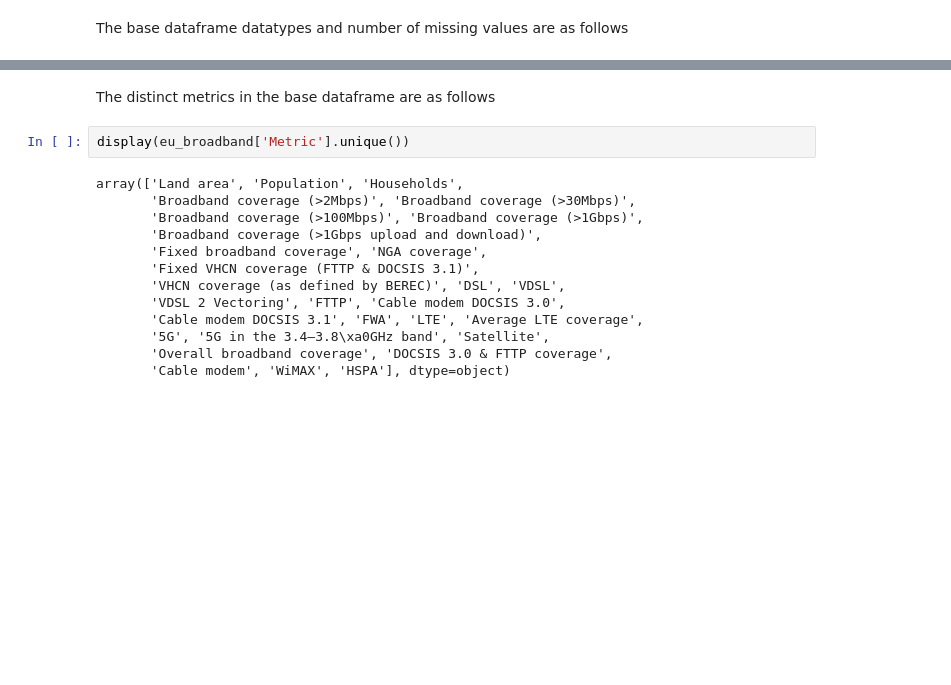
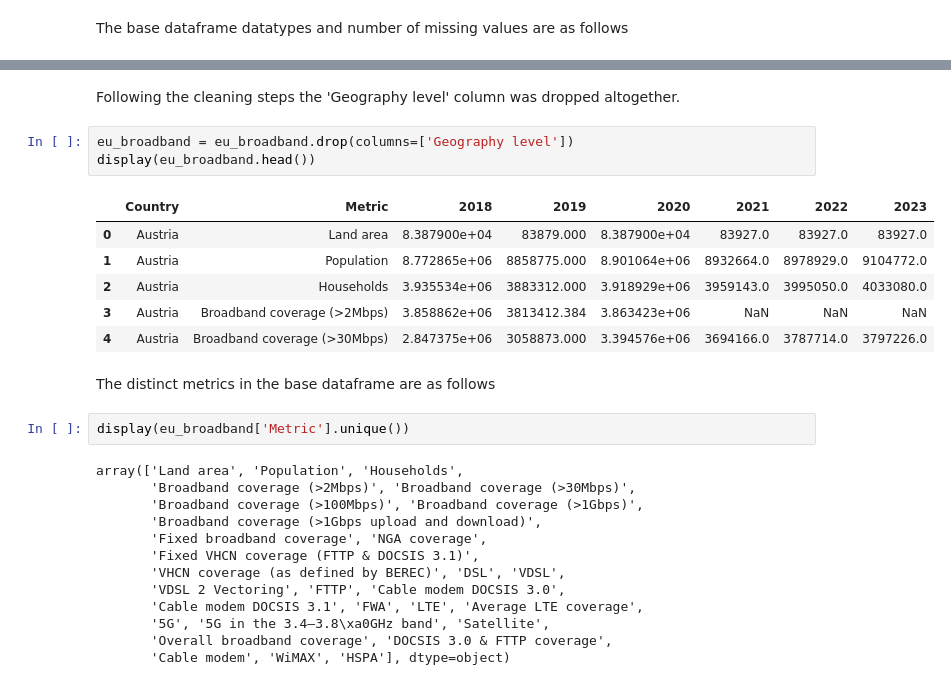
Before and after one commit to yuliiabosher/Fiber-optic-project, a Jupyter notebook: EU_historical_data.ipynb, the cells around one changed output, grey strips where cells are left out. Cells and saved outputs as stored; diff of their text form; blank space fills up the shorter version.

```diff
--- a/EU_historical_data.ipynb
+++ b/EU_historical_data.ipynb
@@ -46,3 +65,15 @@ None
+# %% [markdown]
+Following the cleaning steps the 'Geography level' column was dropped altogether.
+# %%
+eu_broadband = eu_broadband.drop(columns=['Geography level'])
+display(eu_broadband.head())
+# %% [output]
+|  | Country | Metric | 2018 | 2019 | 2020 | 2021 | 2022 | 2023 |
+| 0 | Austria | Land area | 8.387900e+04 | 83879.000 | 8.387900e+04 | 83927.0 | 83927.0 | 83927.0 |
+| 1 | Austria | Population | 8.772865e+06 | 8858775.000 | 8.901064e+06 | 8932664.0 | 8978929.0 | 9104772.0 |
+| 2 | Austria | Households | 3.935534e+06 | 3883312.000 | 3.918929e+06 | 3959143.0 | 3995050.0 | 4033080.0 |
+| 3 | Austria | Broadband coverage (>2Mbps) | 3.858862e+06 | 3813412.384 | 3.863423e+06 | NaN | NaN | NaN |
+| 4 | Austria | Broadband coverage (>30Mbps) | 2.847375e+06 | 3058873.000 | 3.394576e+06 | 3694166.0 | 3787714.0 | 3797226.0 |
 # %% [markdown]
 The distinct metrics in the base dataframe are as follows
 # %%
```
Also changed, not shown: parts of 7 cells of this notebook.
